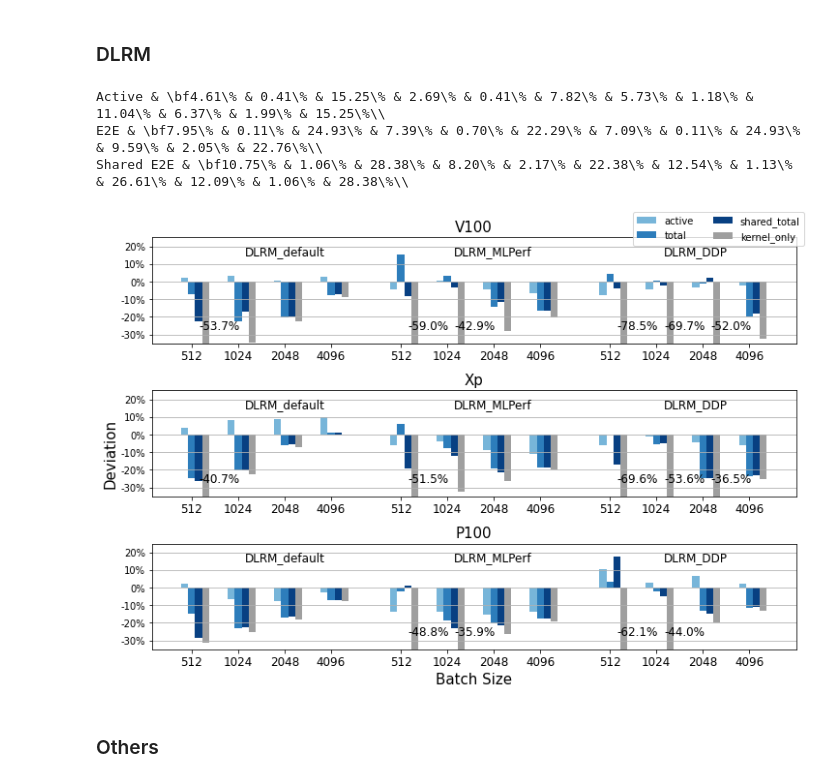
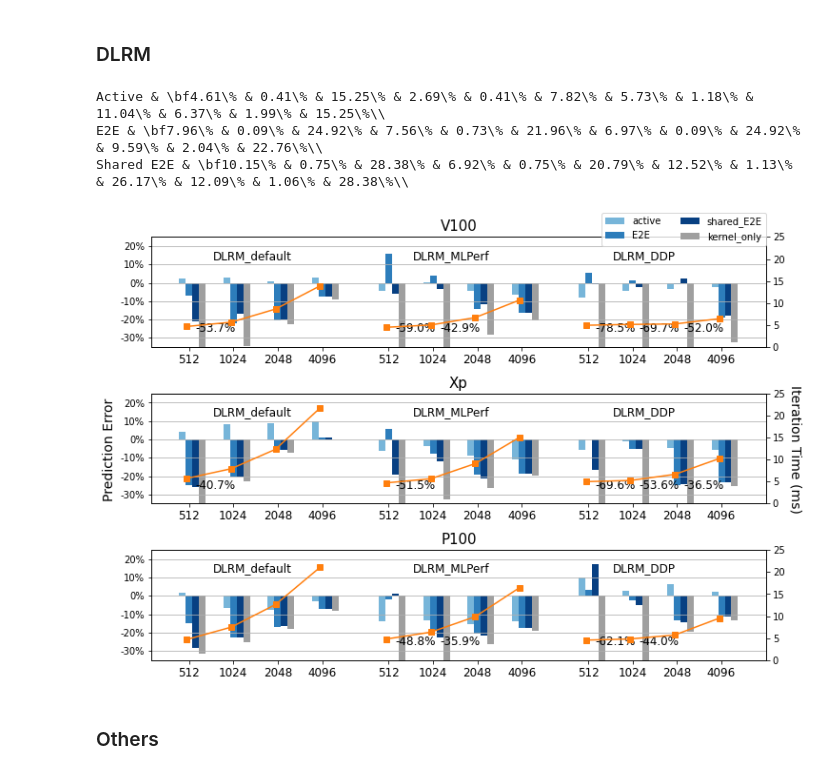
Before and after one commit to owensgroup/ml_perf_model, a Jupyter notebook: analysis/notebooks/e2e_plot.ipynb, the cells around one changed output. Cells and saved outputs as stored; diff of their text form; code cells hidden in the pictures.

```diff
--- a/analysis/notebooks/e2e_plot.ipynb
+++ b/analysis/notebooks/e2e_plot.ipynb
@@ -23,20 +23,28 @@ trimmed_iters = 30
 gpus = ["V100", "Xp", "P100"]
 models = ["DLRM_default", "DLRM_MLPerf", "DLRM_DDP"]
 errors = {}
+actual_time = {}
 for gpu in gpus:
     errors[gpu] = {}
+    actual_time[gpu] = {}
     for model in models:
         errors[gpu][model] = []
+        actual_time[gpu][model] = []
         for batch_size in batch_sizes:
-            prediction_file = '{}/data/{}/e2e/{}/{}_{}_prediction_{}.log'.format(PM_HOME, gpu, model, num_gpus, batch_size, trimmed_iters)
-            assert os.path.exists(prediction_file)
+            log_file = '{}/data/{}/e2e/{}/b/{}_{}.log'.format(PM_HOME, gpu, model, num_gpus, batch_size, trimmed_iters)
+            assert os.path.exists(log_file), "{} does not exist".format(log_file)
+            for line in open(log_file, 'r'):
+                if re.search("Overall per-batch training time", line):
+                    actual_time[gpu][model].append(float(line.split(' ')[4])) # In us
+            prediction_file = '{}/data/{}/e2e/{}/b/{}_{}_prediction_{}.log'.format(PM_HOME, gpu, model, num_gpus, batch_size, trimmed_iters)
+            assert os.path.exists(prediction_file), "{} does not exist".format(prediction_file)
             for line in open(prediction_file, 'r'):
                 if re.search("Prediction error:", line):
                     active_error = float(line.split(' ')[2].rstrip(',').rstrip('%'))
                     e2e_error = float(line.split(' ')[3].rstrip(',').rstrip('%'))
                     kernel_only_error = float(line.split(' ')[4].rstrip(',').rstrip('%'))
                     errors[gpu][model].append([active_error, e2e_error, kernel_only_error])
-            shared_prediction_file = '{}/data/{}/e2e/{}/{}_{}_prediction_{}_shared.log'.format(PM_HOME, gpu, model, num_gpus, batch_size, trimmed_iters)
+            shared_prediction_file = '{}/data/{}/e2e/{}/b/{}_{}_prediction_{}_shared.log'.format(PM_HOME, gpu, model, num_gpus, batch_size, trimmed_iters)
             if os.path.exists(shared_prediction_file):
                 for line in open(shared_prediction_file, 'r'):
                     if re.search("Prediction error:", line):
@@ -102,17 +110,20 @@ print(' & '.join(s2) + "\\\\")
 print(' & '.join(s3) + "\\\\")
 # %% [output]
 Active & \bf4.61\% & 0.41\% & 15.25\% & 2.69\% & 0.41\% & 7.82\% & 5.73\% & 1.18\% & 11.04\% & 6.37\% & 1.99\% & 15.25\%\\
-E2E & \bf7.95\% & 0.11\% & 24.93\% & 7.39\% & 0.70\% & 22.29\% & 7.09\% & 0.11\% & 24.93\% & 9.59\% & 2.05\% & 22.76\%\\
-Shared E2E & \bf10.75\% & 1.06\% & 28.38\% & 8.20\% & 2.17\% & 22.38\% & 12.54\% & 1.13\% & 26.61\% & 12.09\% & 1.06\% & 28.38\%\\
+E2E & \bf7.96\% & 0.09\% & 24.92\% & 7.56\% & 0.73\% & 21.96\% & 6.97\% & 0.09\% & 24.92\% & 9.59\% & 2.04\% & 22.76\%\\
+Shared E2E & \bf10.15\% & 0.75\% & 28.38\% & 6.92\% & 0.75\% & 20.79\% & 12.52\% & 1.13\% & 26.17\% & 12.09\% & 1.06\% & 28.38\%\\
 # %%
 
+batch_sizes = [512, 1024, 2048, 4096]
 fig, axes = plt.subplots(nrows=len(gpus), ncols=1)
 count = 0
 model_gap = 4.5
 yticks = [-30, -20, -10, 0, 10, 20]
+yticks2 = [0, 5, 10, 15, 20, 25]
 yticklabels = ["{:.0f}%".format(x) for x in yticks]
 for device, error in errors.items():
     ax = axes[count]
+    ax2 = ax.twinx()
     e1 = []
     e2 = []
     eb = []
@@ -121,11 +132,15 @@ for device, error in errors.items():
     x2 = []
     xb = []
     x3 = []
+    xt = []
+    yt = []
     c = 0
     for model, e in error.items():
+        xtt = []
+        ytt = []
         c += 1
         cc = 0
-        for ee in e:
+        for idx, ee in enumerate(e):
             e1.append(ee[0])
             e2.append(ee[1])
             eb.append(ee[2])
@@ -140,38 +155,47 @@ for device, error in errors.items():
                 x2.append(model_gap * c - 2 + cc)
                 xb.append(model_gap * c - 2 + cc + 0.15)
             cc += 1
-        ax.text(model_gap * c - 1, 15, model, fontsize=12, transform=ax.transData)
+
+            xtt.append(model_gap * c - 2 + cc - 1.2)
+
+        ax.text(model_gap * c - 1.6, 13, model, fontsize=12, transform=ax.transData)
+
+        ax2.plot(xtt, actual_time[device][model], color=plt.get_cmap("tab10")(1), marker="s")
+
     ax.bar(x1, e1, width=0.15, color=plt.get_cmap("Blues")(120), label='active')
     ax.bar(x2, e2, width=0.15, color=plt.get_cmap("Blues")(180), label='E2E')
     if e3:
         ax.bar(x3, e3, width=0.15, color=plt.get_cmap("Blues")(240), label='shared_E2E')
     ax.bar(xb, eb, width=0.15, color=plt.get_cmap("Greys")(120), label='kernel_only')
     ax.grid(axis='y')
     ax.set_xticks([(x+y)/2 for x,y in zip(x1,x3)])
     ax.set_xticklabels(batch_sizes + batch_sizes + batch_sizes, fontsize=12)
     ax.set_title(device, fontsize=15)
     ax.set_yticks(yticks)
     ax.set_yticklabels(yticklabels)
     ax.set_ylim(yticks[0]-5, yticks[-1]+5)
     xes = [zip(x1, e1), zip(x2, e2), zip(xb, eb)]
     if e3:
         xes.insert(-2, zip(x3, e3))
     for xe in xes:
         for x, e in xe:
             if e < yticks[0]-5:
                 ax.text(x+0.3, yticks[0]+5, "{:.1f}%".format(e), horizontalalignment='center', verticalalignment='center', size=12)
 
+    ax2.set_yticks(yticks2)
+
     count += 1
 handles, labels = axes[-1].get_legend_handles_labels()
-fig.legend(handles, labels, loc='upper right', ncol=2)
-fig.text(-0.01, 0.5, 'Deviation', va='center', rotation='vertical', fontsize=15)
-plt.xlabel("Batch Size", fontsize=15)
+fig.legend(handles, labels, loc=[0.71, 0.92], ncol=2)
+fig.text(-0.01, 0.5, 'Prediction Error', va='center', rotation=90, fontsize=14)
+fig.text(0.99, 0.5, 'Iteration Time (ms)', va='center', rotation=-90, fontsize=14)
+plt.xlabel("Batch Size", fontsize=14)
 plt.rcParams['figure.figsize'] = [10, 7]
 plt.tight_layout()
 plt.savefig('{}/data/e2e.pdf'.format(PM_HOME), bbox_inches='tight')
 plt.savefig('{}/data/e2e.png'.format(PM_HOME), bbox_inches='tight')
 # %% [output]
-[figure, old version]
+[figure, new version]
 # %% [markdown]
 ### Others
 # %%
```
Also changed, not shown: parts of 1 cell of this notebook.
